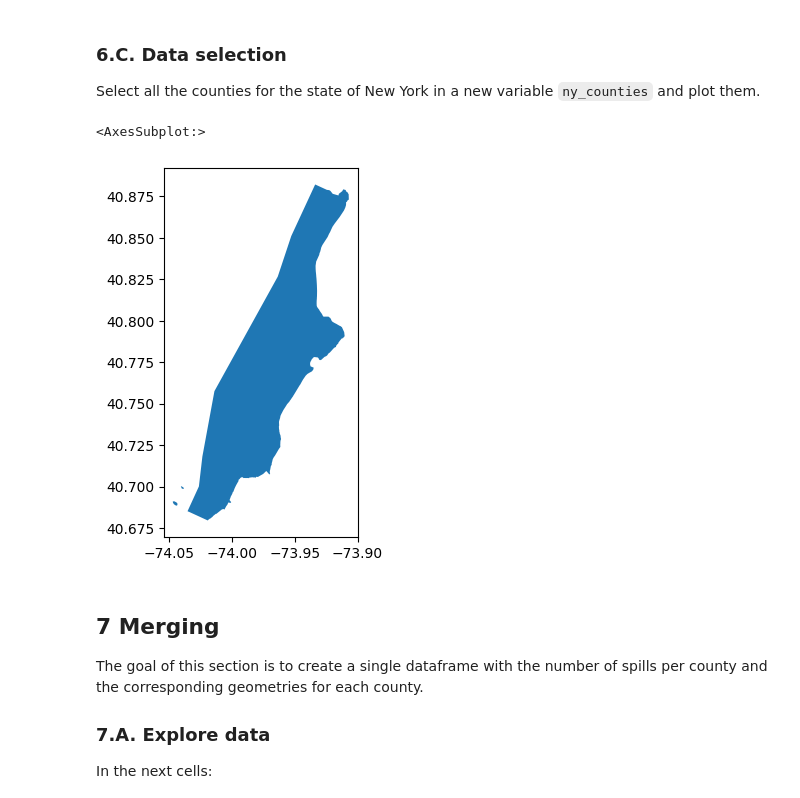
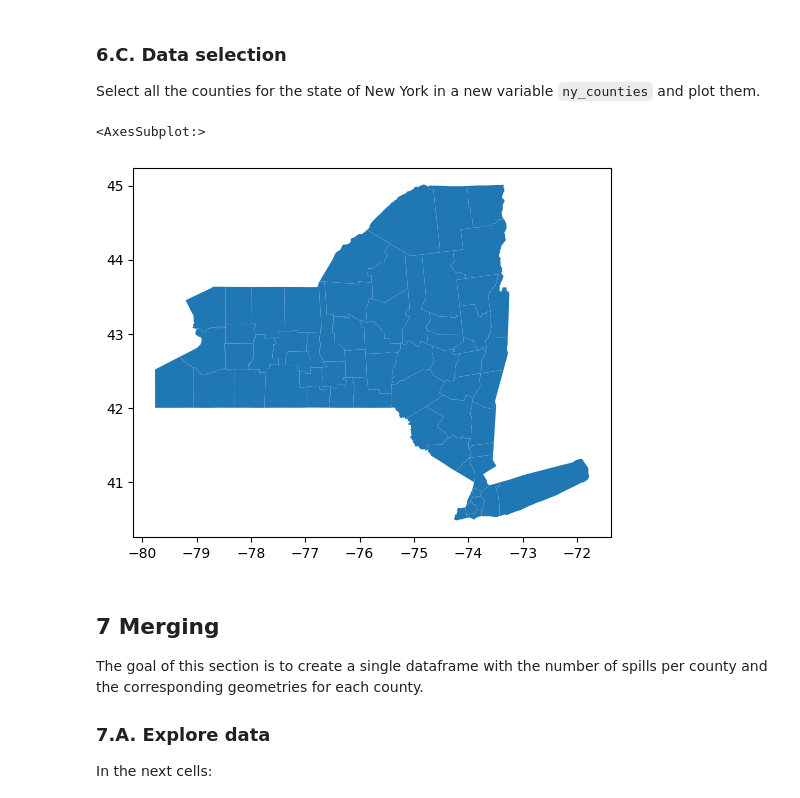
Before and after one commit to matteo-torres/eds220-hwk3, a Jupyter notebook: hwk3-task2-oil-spills.ipynb, the cells around one changed output. Drawn from its saved outputs; the diff is of its cells as text; code cells hidden in the pictures.

```diff
--- a/hwk3-task2-oil-spills.ipynb
+++ b/hwk3-task2-oil-spills.ipynb
@@ -390,13 +349,13 @@ Index(['statefp', 'countyfp', 'countyns', 'geoid', 'geoidfq', 'name',
 Select all the counties for the state of New York in a new variable `ny_counties` and plot them.
 # %%
 # Filter the state NY
-ny_counties = counties[counties["name"] == "New York"]
+ny_counties = counties[counties["statefp"] == "36"]
 
 # Plot NY
 ny_counties.plot()
 # %% [output]
 <AxesSubplot:>
-[figure, old version]
+[figure, new version]
 # %% [markdown]
 ## 7 Merging
 
```
Also changed, not shown: parts of 14 cells of this notebook.
